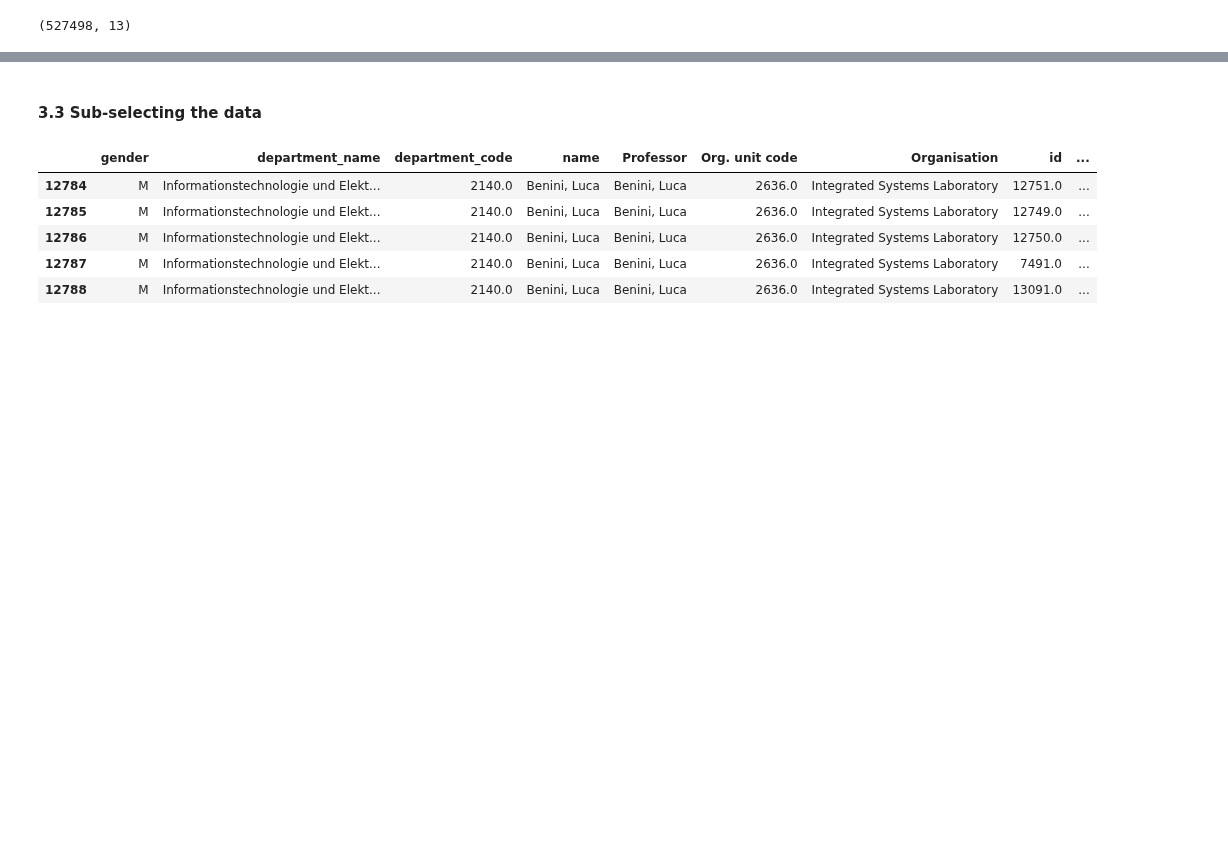
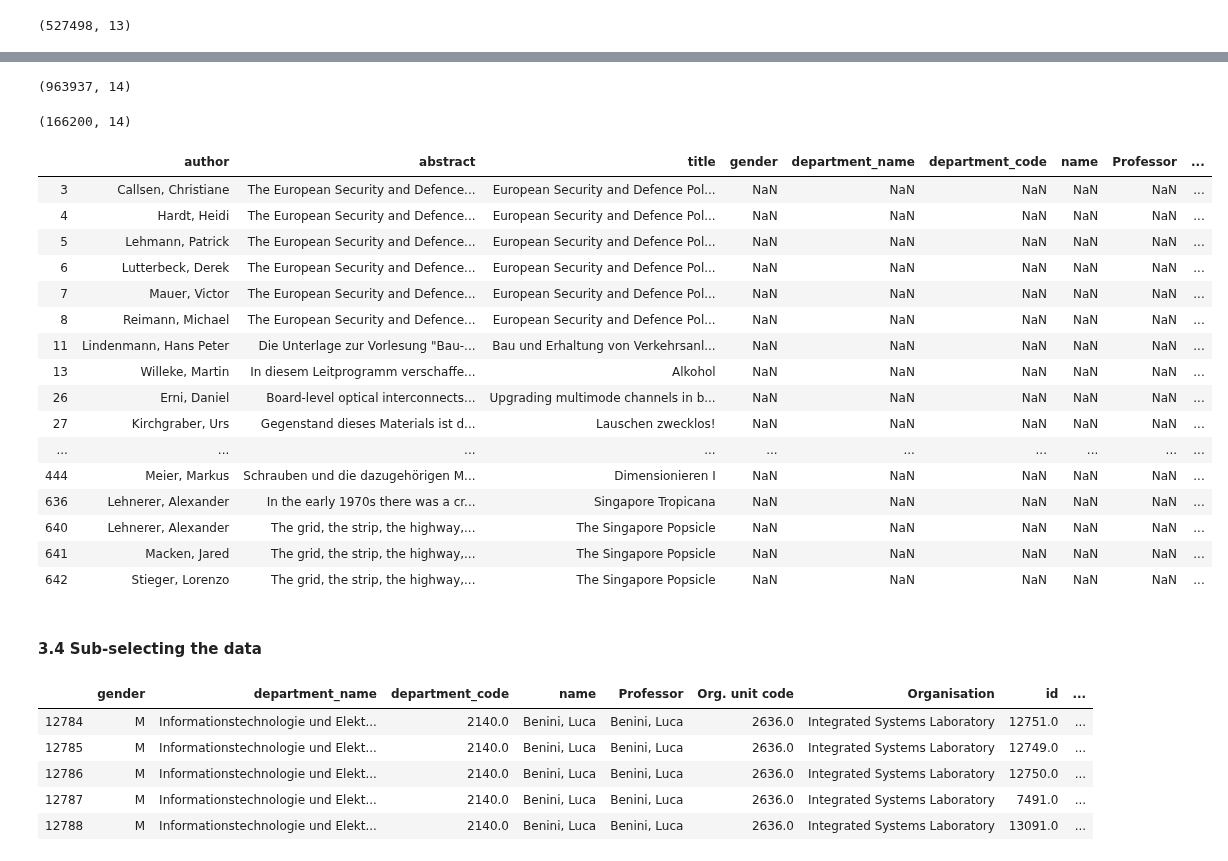
Before and after one commit to GiuliaLanzillotta/ETH_SEARCH, a Jupyter notebook: Data import.ipynb, the cells around one changed output, grey strips where cells are left out. Saved outputs shown, nothing was run; the diff lists cells and outputs as text; code cells hidden in the pictures; blank space fills up the shorter version.

Commit message:
added abstract data

```diff
--- a/Data import.ipynb
+++ b/Data import.ipynb
@@ -207,0 +337,5 @@ rc_m.shape
+# %%
+research_data_f = research_data_e[['dc.contributor.author','dc.description.abstract','dc.title']]
+# %%
+research_data_f.columns = ['author','abstract','title']
+research_data_f.head(20)
@@ -207,0 +360,3 @@ rc_m.shape
+# %%
+rc_m_test = research_data_f.merge(rc_m,how="outer",left_on=["author","title"],right_on=["author","title"])
+rc_m_test.head()
@@ -208,5 +370,34 @@ rc_m.shape
+# %%
+rc_m_test.shape
+# %% [output]
+(963937, 14)
+# %%
+rc_m_full = rc_m_test[rc_m_test['abstract'].notna()]
+rc_m_full.shape
+# %% [output]
+(166200, 14)
+# %%
+rc_m_full.head(30)
+# %% [output]
+|  | author | abstract | title | gender | department_name | department_code | name | Professor | ... |
+| 3 | Callsen, Christiane | The European Security and Defence... | European Security and Defence Pol... | NaN | NaN | NaN | NaN | NaN | ... |
+| 4 | Hardt, Heidi | The European Security and Defence... | European Security and Defence Pol... | NaN | NaN | NaN | NaN | NaN | ... |
+| 5 | Lehmann, Patrick | The European Security and Defence... | European Security and Defence Pol... | NaN | NaN | NaN | NaN | NaN | ... |
+| 6 | Lutterbeck, Derek | The European Security and Defence... | European Security and Defence Pol... | NaN | NaN | NaN | NaN | NaN | ... |
+| 7 | Mauer, Victor | The European Security and Defence... | European Security and Defence Pol... | NaN | NaN | NaN | NaN | NaN | ... |
+| 8 | Reimann, Michael | The European Security and Defence... | European Security and Defence Pol... | NaN | NaN | NaN | NaN | NaN | ... |
+| 11 | Lindenmann, Hans Peter | Die Unterlage zur Vorlesung "Bau-... | Bau und Erhaltung von Verkehrsanl... | NaN | NaN | NaN | NaN | NaN | ... |
+| 13 | Willeke, Martin | In diesem Leitprogramm verschaffe... | Alkohol | NaN | NaN | NaN | NaN | NaN | ... |
+| 26 | Erni, Daniel | Board-level optical interconnects... | Upgrading multimode channels in b... | NaN | NaN | NaN | NaN | NaN | ... |
+| 27 | Kirchgraber, Urs | Gegenstand dieses Materials ist d... | Lauschen zwecklos! | NaN | NaN | NaN | NaN | NaN | ... |
+| ... | ... | ... | ... | ... | ... | ... | ... | ... | ... |
+| 444 | Meier, Markus | Schrauben und die dazugehörigen M... | Dimensionieren I | NaN | NaN | NaN | NaN | NaN | ... |
+| 636 | Lehnerer, Alexander | In the early 1970s there was a cr... | Singapore Tropicana | NaN | NaN | NaN | NaN | NaN | ... |
+| 640 | Lehnerer, Alexander | The grid, the strip, the highway,... | The Singapore Popsicle | NaN | NaN | NaN | NaN | NaN | ... |
+| 641 | Macken, Jared | The grid, the strip, the highway,... | The Singapore Popsicle | NaN | NaN | NaN | NaN | NaN | ... |
+| 642 | Stieger, Lorenzo | The grid, the strip, the highway,... | The Singapore Popsicle | NaN | NaN | NaN | NaN | NaN | ... |
 # %% [markdown]
-#### 3.3 Sub-selecting the data
+#### 3.4 Sub-selecting the data
 # %%
 ## first naive way to sub-select the data based on the departments with the most publications
 
```
Also changed, not shown: parts of 20 cells of this notebook.
